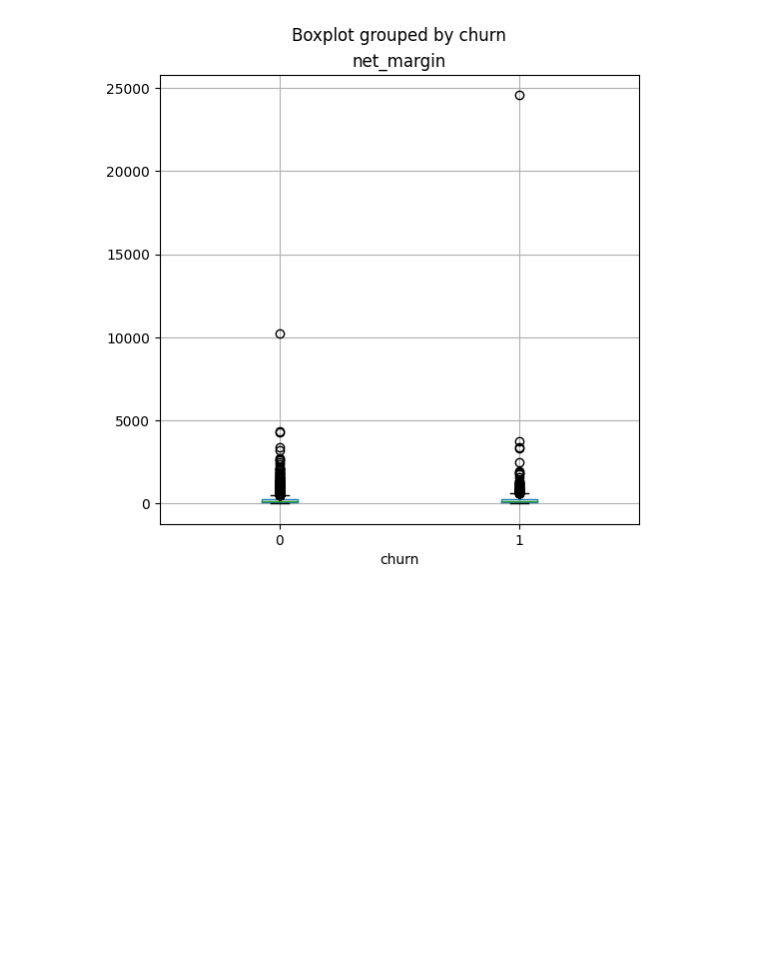
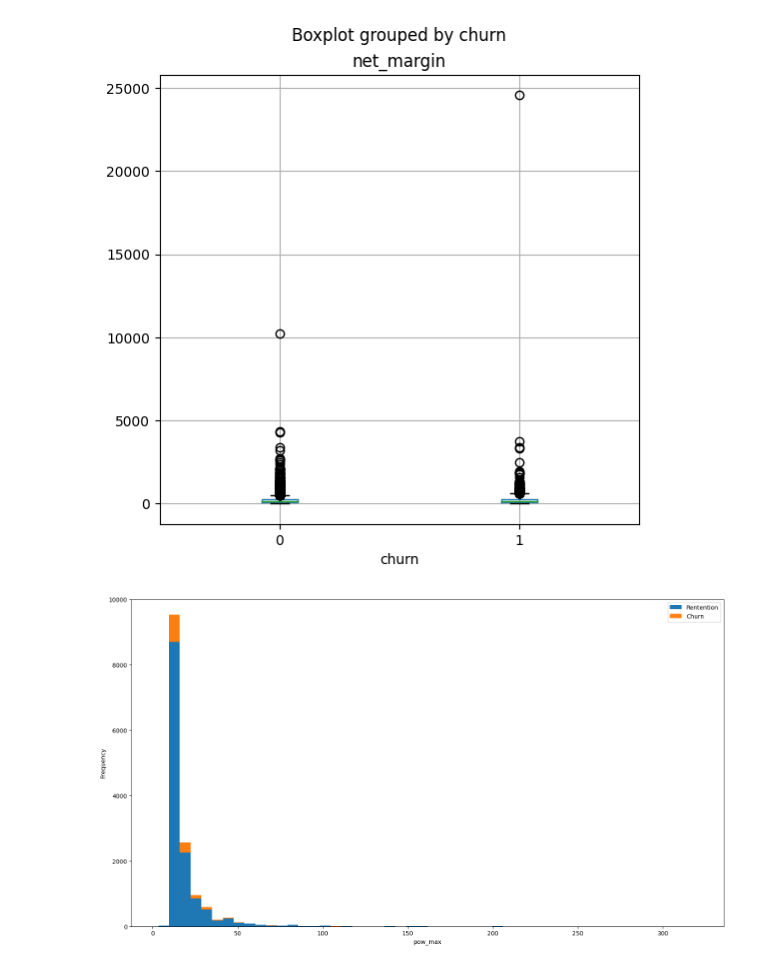
Before and after one commit to konyeinmg/BCG_virtual_intern, a Jupyter notebook: analysis.ipynb, the cells around one changed output. Saved outputs shown, nothing was run; the diff lists cells and outputs as text; code cells hidden in the pictures; blank space fills up the shorter version.

Commit message:
visualize churn rate based on remaining columns

```diff
--- a/analysis.ipynb
+++ b/analysis.ipynb
@@ -351,4 +351,8 @@ plt.show()
 [figure]
 [figure]
 # %%
-power = client_df[["id", "pow_max", "churn"]]
+power = client_data[["id", "pow_max", "churn"]]
+fig, axs = plt.subplots(nrows=1, figsize=(18, 10))
+plot_distribution(power, 'pow_max', axs)
+# %% [output]
+[figure, added]
```
Also changed, not shown: parts of 7 cells of this notebook.
